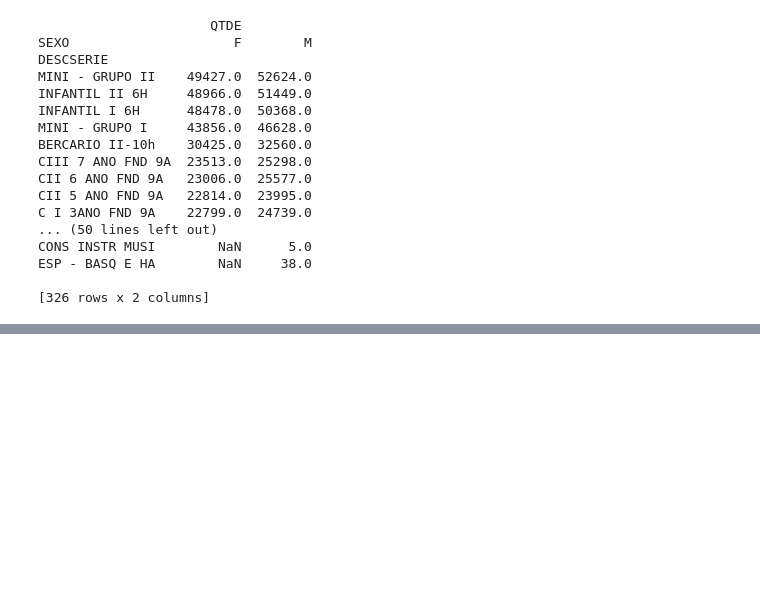
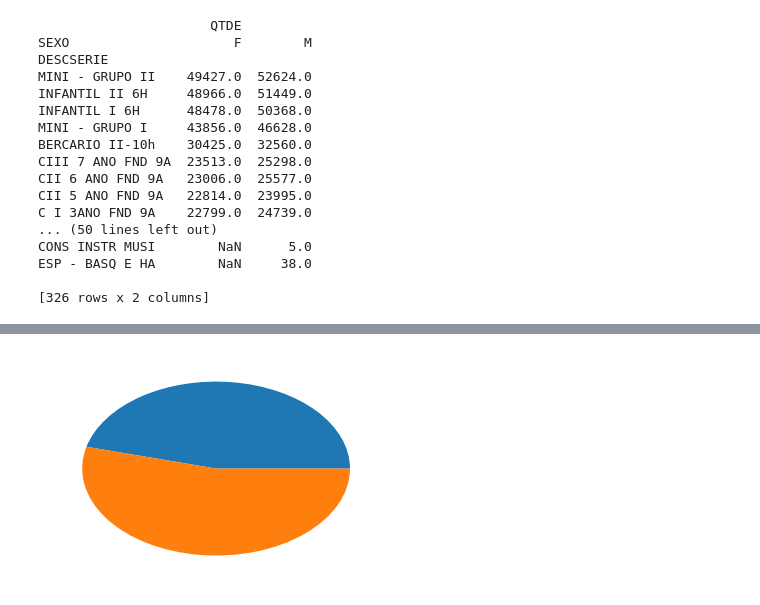
Before and after one commit to yambanis/MAC213, a Jupyter notebook: Python/Notebooks/Pandas.ipynb, the cells around one changed output, grey strips where cells are left out. Cells and saved outputs as stored; diff of their text form; code cells hidden in the pictures; blank space fills up the shorter version.

```diff
--- a/Python/Notebooks/Pandas.ipynb
+++ b/Python/Notebooks/Pandas.ipynb
@@ -354,0 +396,5 @@ ESP - BASQ E HA        NaN     38.0
+# %%
+plt.pie(mathClubSexo)
+plt.show()
+# %% [output]
+[figure, added]
```
Also changed, not shown: parts of 14 cells of this notebook, 1 other file.
